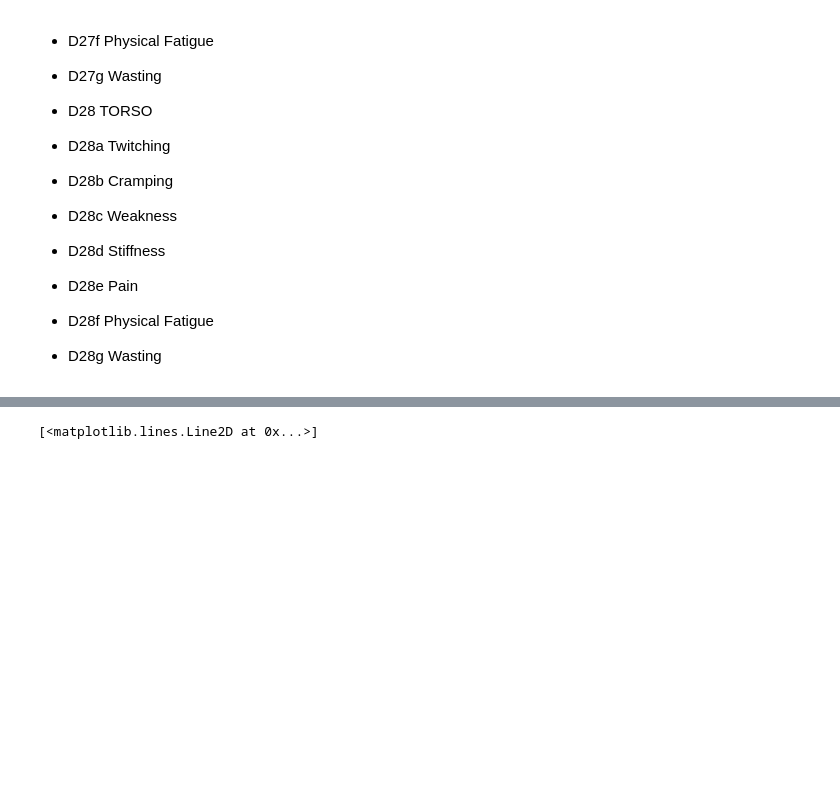
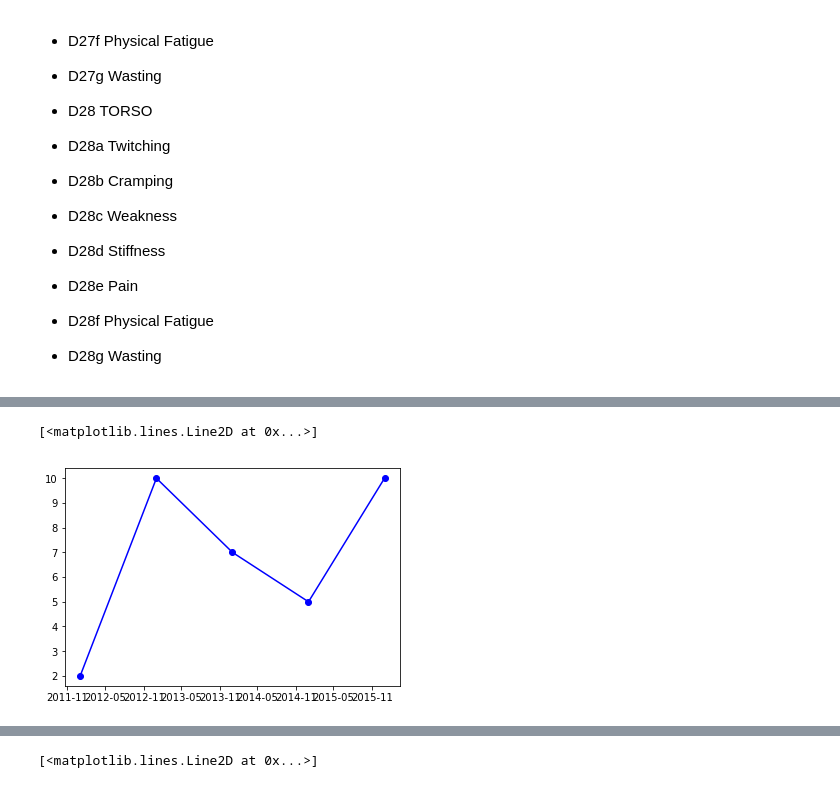
Before and after one commit to HealthHackAu2017/emnd, a Jupyter notebook: output for report results.ipynb, the cells around one changed output, grey strips where cells are left out. Saved outputs shown, nothing was run; the diff lists cells and outputs as text; code cells hidden in the pictures; blank space fills up the shorter version.

```diff
--- a/output for report results.ipynb
+++ b/output for report results.ipynb
@@ -101,3 +101,16 @@ patient_results.head()
 # DEFINING LATEST INPUT AND LAST INPUT - NEEDS TO BE CHANGED TO FORM INPUT
 today = patient_results[patient_results['DateofForm'] == '2016-01-01']
 last_submission = patient_results[patient_results['DateofForm'] == '2015-01-01']
+# %%
+## Mood over time
+  # - D15 = How am I today? - reversed
+
+Mood = patient_results['D15']
+timeline = patient_results['DateofForm']
+x = timeline
+y = (10 - Mood)
+plt.plot(x, y, color='blue', marker='.',
+     markerfacecolor='blue', markersize=12)
+# %% [output]
+[<matplotlib.lines.Line2D at 0x...>]
+[figure, added]
```
Also changed, not shown: parts of 17 cells of this notebook.
